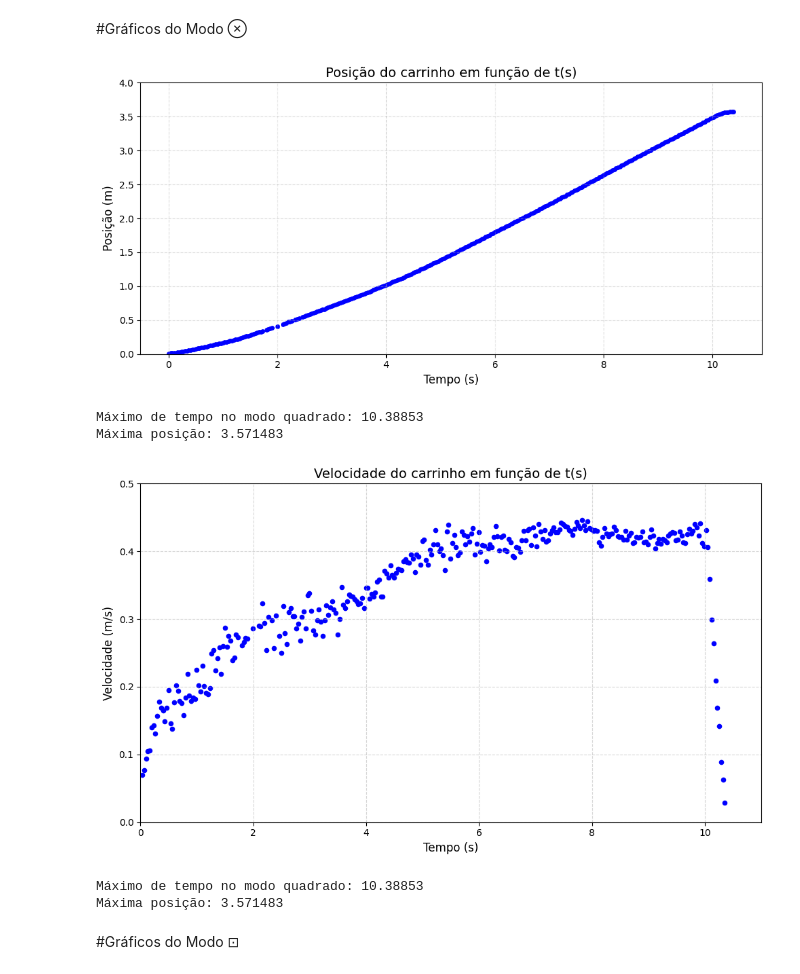
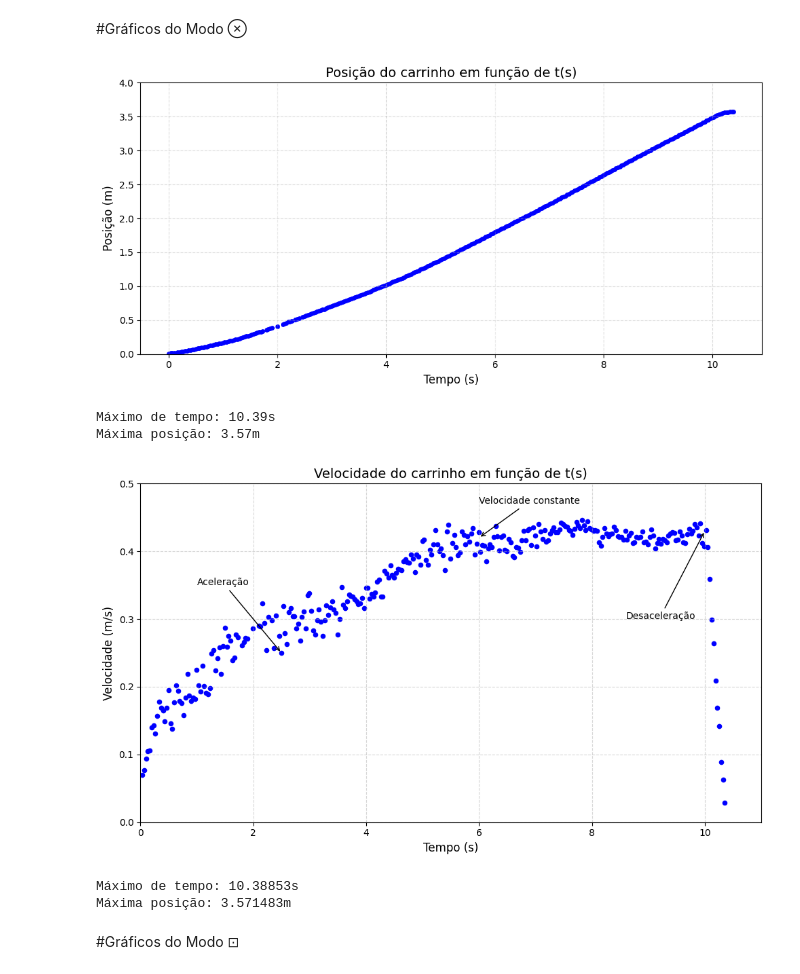
Before and after one commit to Maria-Costa/Arduino-Fisica, a Jupyter notebook: Arduino_V1.ipynb, the cells around one changed output. Cells and saved outputs as stored; diff of their text form; code cells hidden in the pictures.

```diff
--- a/Arduino_V1.ipynb
+++ b/Arduino_V1.ipynb
@@ -46,38 +46,57 @@ plt.savefig("grafico_xt_modo_x.png", dpi=300)
 plt.tight_layout()
 plt.show()
 
-print(f"Máximo de tempo no modo quadrado: {df_x['tempo'].max()}")
-print(f"Máxima posição: {df_x['posicao'].max()}")
+# informação complementar sobre os dados
+print(f"Máximo de tempo: {df_x['tempo'].max():.2f}s")
+print(f"Máxima posição: {df_x['posicao'].max():.2f}m")
 # %% [output]
 [figure]
-Máximo de tempo no modo quadrado: 10.38853
-Máxima posição: 3.571483
+Máximo de tempo: 10.39s
+Máxima posição: 3.57m
 # %%
 # Velocidade x Tempo – Modo X
 plt.figure(figsize=(10, 6))
 plt.scatter(df_xis['tempo'], df_xis['velocidade'], color='blue', s=20)
 
 plt.title('Velocidade do carrinho em função de t(s)', fontsize=14)
 plt.xlabel('Tempo (s)', fontsize=12)
 plt.ylabel('Velocidade (m/s)', fontsize=12)
 plt.xlim(0, 11)
 plt.ylim(0, 0.5)
 plt.grid(True, linestyle='--', alpha=0.5)
 plt.xticks(fontsize=10)
 plt.yticks(fontsize=10)
 
+# aceleração inicial
+plt.annotate('Aceleração',
+             xy=(2.5, 0.25),
+             xytext=(1, 0.35),
+             arrowprops=dict(facecolor='black', arrowstyle='->'), fontsize=10)
+
+# velocidade constante
+plt.annotate('Velocidade constante',
+             xy=(6, 0.42),
+             xytext=(6, 0.47),
+             arrowprops=dict(facecolor='black', arrowstyle='->'), fontsize=10)
+
+# desaceleraçaõ
+plt.annotate('Desaceleração',
+             xy=(10, 0.43),
+             xytext=(8.6, 0.3),
+             arrowprops=dict(facecolor='black', arrowstyle='->'), fontsize=10)
+
 # para exportar pro relatório
 plt.savefig("grafico_vt_modo_x.png", dpi=300)
 
 plt.tight_layout()
 plt.show()
 
-print(f"Máximo de tempo no modo quadrado: {df_x['tempo'].max()}")
-print(f"Máxima posição: {df_x['posicao'].max()}")
+print(f"Máximo de tempo: {df_x['tempo'].max()}s")
+print(f"Máxima posição: {df_x['posicao'].max()}m")
 # %% [output]
-[figure, old version]
+[figure, new version]
-Máximo de tempo no modo quadrado: 10.38853
-Máxima posição: 3.571483
+Máximo de tempo: 10.38853s
+Máxima posição: 3.571483m
 # %% [markdown]
 #Gráficos do Modo ⊡
 # %%
```
Also changed, not shown: parts of 1 cell of this notebook.
